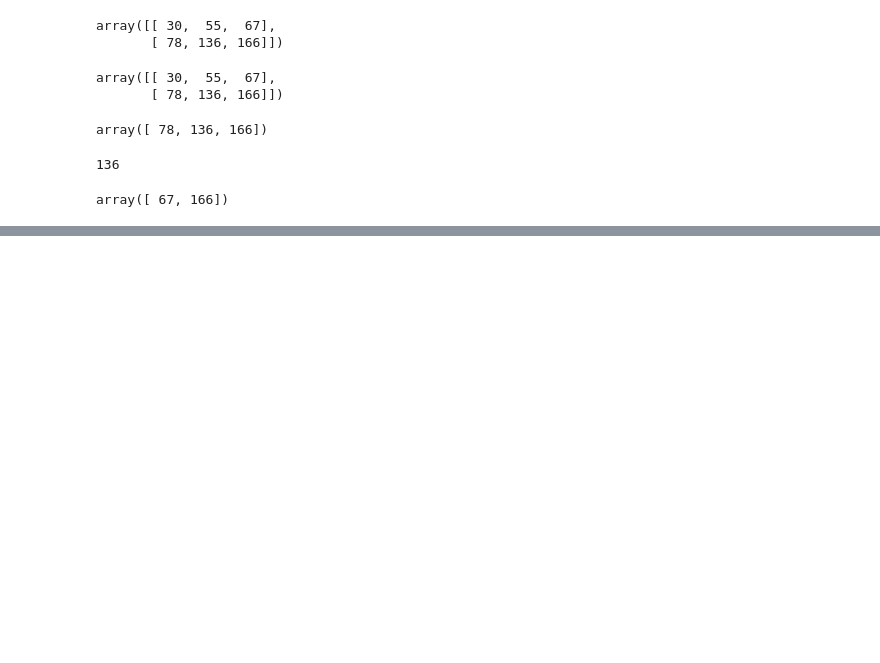
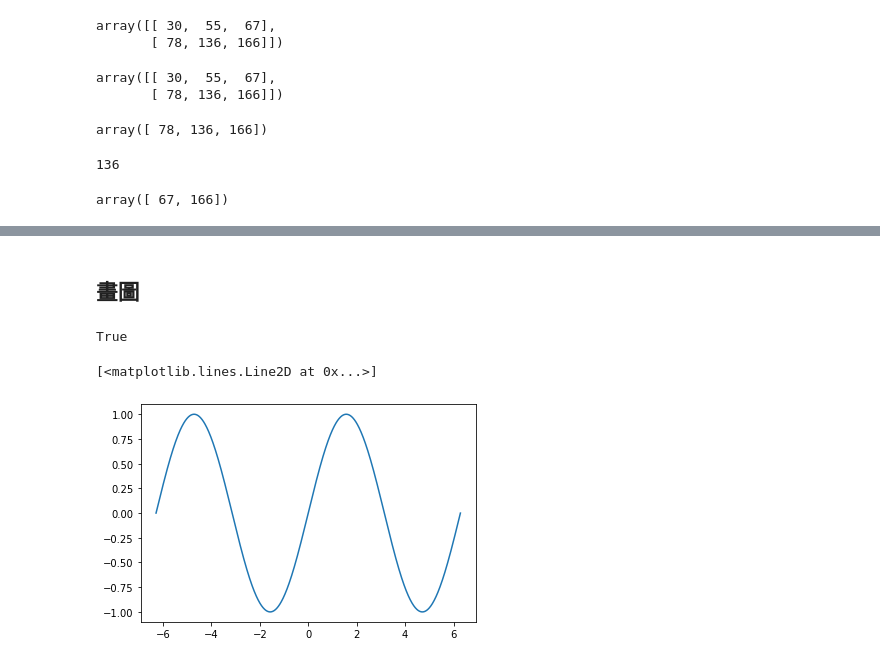
Before and after one commit to JocelinPeng/NCCU-Python-Work, a Jupyter notebook: 1023上課記錄.ipynb, the cells around one changed output, grey strips where cells are left out. Cells and saved outputs as stored; diff of their text form; code cells hidden in the pictures; blank space fills up the shorter version.

```diff
--- a/1023上課記錄.ipynb
+++ b/1023上課記錄.ipynb
@@ -109,0 +221,17 @@ array([ 67, 166])
+# %% [markdown]
+## 畫圖
+# %%
+π = np.pi
+# %%
+x = np.linspace(-2*π, 2*π, 1000)
+# %%
+y = np.sin(x)
+# %%
+len(x) == len(y)
+# %% [output]
+True
+# %%
+plt. plot(x, y)
+# %% [output]
+[<matplotlib.lines.Line2D at 0x...>]
+[figure, added]
```
Also changed, not shown: parts of 108 cells of this notebook, 3 other files.
